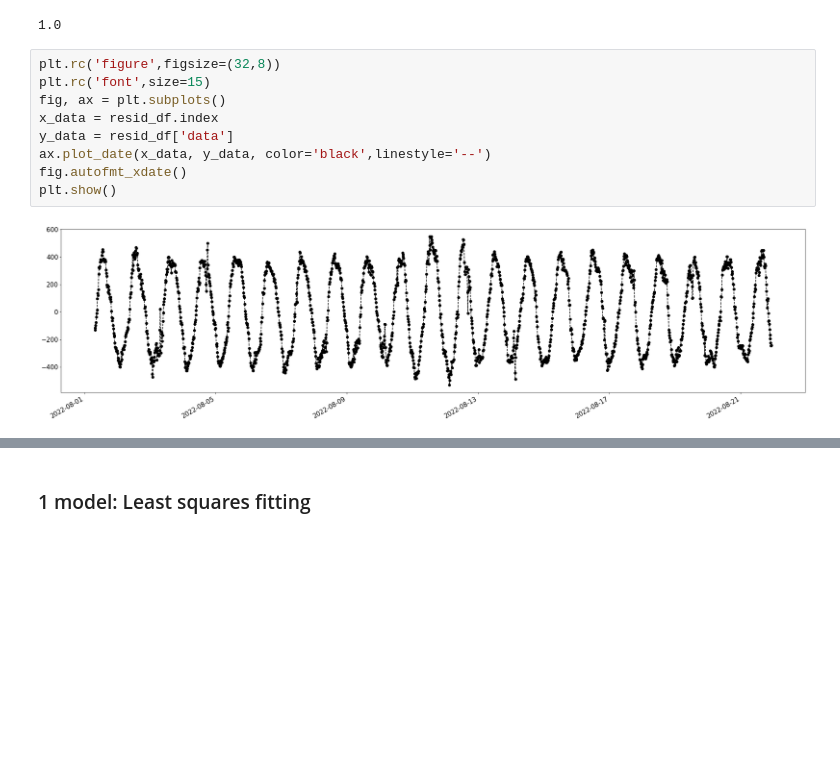
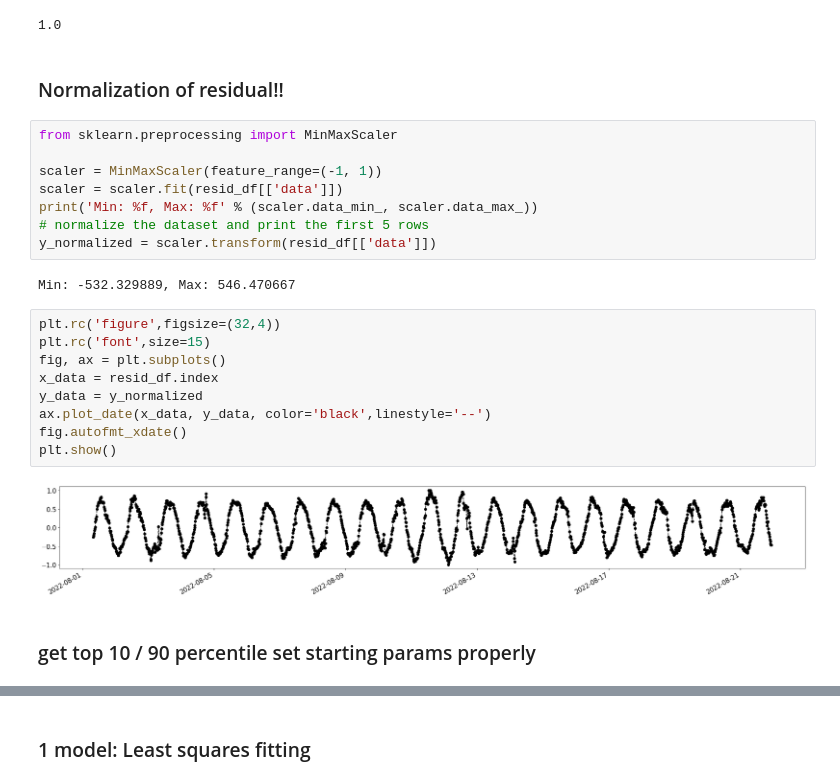
Before and after one commit to vladislav3112/time-series-exploration-testtask, a Jupyter notebook: metric_analysis.ipynb, the cells around one changed output, grey strips where cells are left out. Saved outputs shown, nothing was run; the diff lists cells and outputs as text; blank space fills up the shorter version.

```diff
--- a/metric_analysis.ipynb
+++ b/metric_analysis.ipynb
@@ -154,14 +134,28 @@ Name: data, Length: 1980, dtype: float64
 np.count_nonzero(~np.isnan(resid_df['data']))/len(resid_df['data'])
 # %% [output]
 1.0
+# %% [markdown]
+### Normalization of residual!!
+# %%
+from sklearn.preprocessing import MinMaxScaler
+
+scaler = MinMaxScaler(feature_range=(-1, 1))
+scaler = scaler.fit(resid_df[['data']])
+print('Min: %f, Max: %f' % (scaler.data_min_, scaler.data_max_))
+# normalize the dataset and print the first 5 rows
+y_normalized = scaler.transform(resid_df[['data']])
+# %% [output]
+Min: -532.329889, Max: 546.470667
 # %%
-plt.rc('figure',figsize=(32,8))
+plt.rc('figure',figsize=(32,4))
 plt.rc('font',size=15)
 fig, ax = plt.subplots()
 x_data = resid_df.index
-y_data = resid_df['data']
+y_data = y_normalized
 ax.plot_date(x_data, y_data, color='black',linestyle='--')
 fig.autofmt_xdate()
 plt.show()
 # %% [output]
-[figure, old version]
+[figure, new version]
+# %% [markdown]
+### get top 10 / 90 percentile set starting params properly
```
Also changed, not shown: parts of 20 cells of this notebook.
